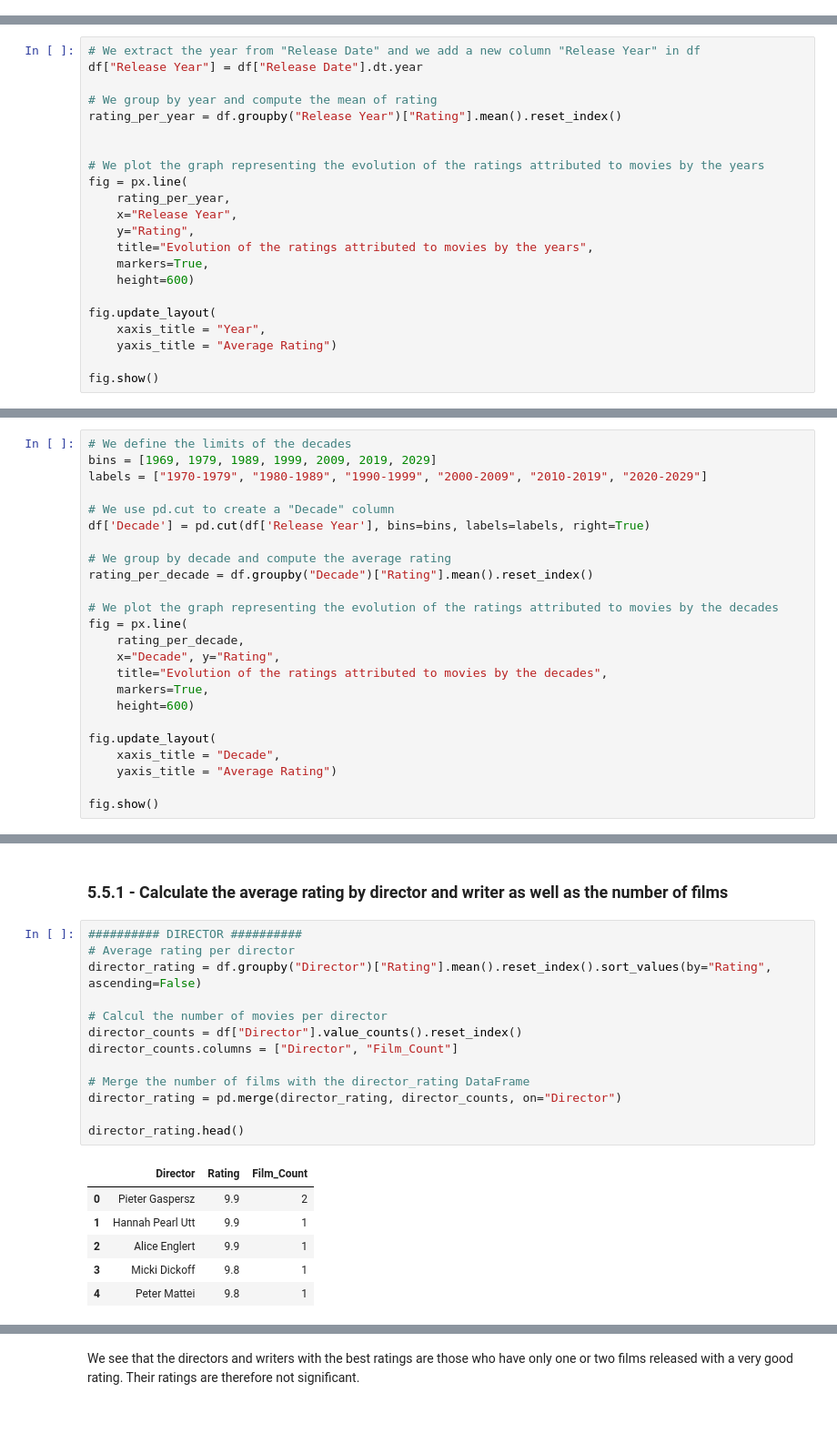
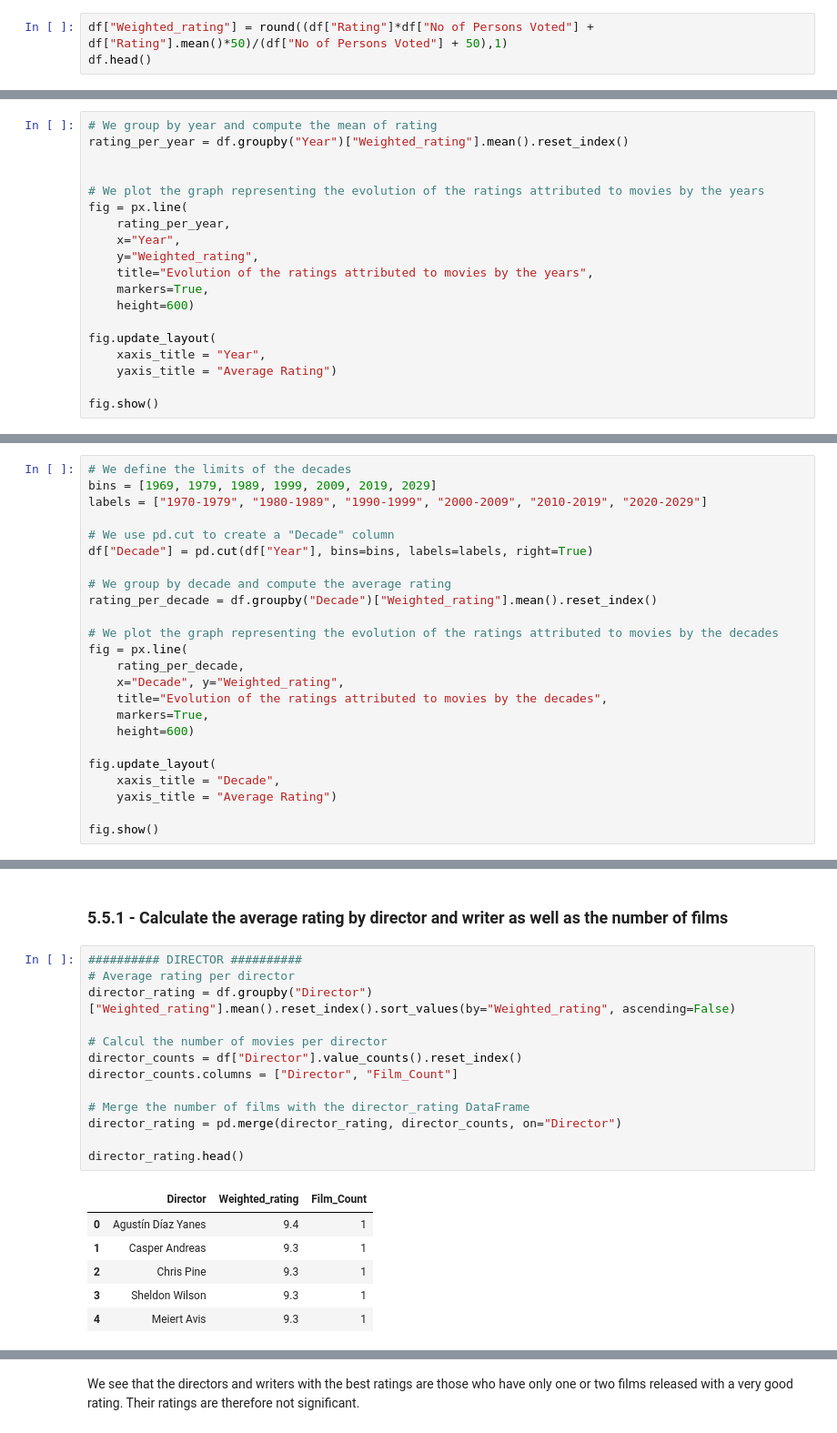
Before and after one commit to Thibaut5599/Analysis_MovieDataset, a Jupyter notebook: Movies_1910_2024.ipynb, the cells around one changed output, grey strips where cells are left out. Shown at 91% size. Saved outputs shown, nothing was run; the diff lists cells and outputs as text.

```diff
--- a/Movies_1910_2024.ipynb
+++ b/Movies_1910_2024.ipynb
@@ -726,0 +761,3 @@ df = df.rename(columns={"Directed by": "Director", "Written by": "Writer"})
+# %%
+df["Weighted_rating"] = round((df["Rating"]*df["No of Persons Voted"] + df["Rating"].mean()*50)/(df["No of Persons Voted"] + 50),1)
+df.head()
@@ -769,18 +817,15 @@ plt.show()
 # %% [markdown]
 ## 5.3 - Trends in movie ratings over time
 # %%
-# We extract the year from "Release Date" and we add a new column "Release Year" in df
-df["Release Year"] = df["Release Date"].dt.year
-
 # We group by year and compute the mean of rating
-rating_per_year = df.groupby("Release Year")["Rating"].mean().reset_index()
+rating_per_year = df.groupby("Year")["Weighted_rating"].mean().reset_index()
 
 
 # We plot the graph representing the evolution of the ratings attributed to movies by the years
 fig = px.line(
     rating_per_year,
-    x="Release Year",
-    y="Rating",
+    x="Year",
+    y="Weighted_rating",
     title="Evolution of the ratings attributed to movies by the years",
     markers=True,
     height=600)
@@ -798,15 +843,15 @@ bins = [1969, 1979, 1989, 1999, 2009, 2019, 2029]
 labels = ["1970-1979", "1980-1989", "1990-1999", "2000-2009", "2010-2019", "2020-2029"]
 
 # We use pd.cut to create a "Decade" column
-df['Decade'] = pd.cut(df['Release Year'], bins=bins, labels=labels, right=True)
+df["Decade"] = pd.cut(df["Year"], bins=bins, labels=labels, right=True)
 
 # We group by decade and compute the average rating
-rating_per_decade = df.groupby("Decade")["Rating"].mean().reset_index()
+rating_per_decade = df.groupby("Decade")["Weighted_rating"].mean().reset_index()
 
 # We plot the graph representing the evolution of the ratings attributed to movies by the decades
 fig = px.line(
     rating_per_decade,
-    x="Decade", y="Rating",
+    x="Decade", y="Weighted_rating",
     title="Evolution of the ratings attributed to movies by the decades",
     markers=True,
     height=600)
@@ -959,23 +1004,23 @@ All decades combined, film releases are mainly dramas, comedies and actions.
 # %%
 ########## DIRECTOR ##########
 # Average rating per director
-director_rating = df.groupby("Director")["Rating"].mean().reset_index().sort_values(by="Rating", ascending=False)
+director_rating = df.groupby("Director")["Weighted_rating"].mean().reset_index().sort_values(by="Weighted_rating", ascending=False)
 
 # Calcul the number of movies per director
 director_counts = df["Director"].value_counts().reset_index()
 director_counts.columns = ["Director", "Film_Count"]
 
 # Merge the number of films with the director_rating DataFrame
 director_rating = pd.merge(director_rating, director_counts, on="Director")
 
 director_rating.head()
 # %% [output]
-|  | Director | Rating | Film_Count |
-| 0 | Pieter Gaspersz | 9.9 | 2 |
-| 1 | Hannah Pearl Utt | 9.9 | 1 |
-| 2 | Alice Englert | 9.9 | 1 |
-| 3 | Micki Dickoff | 9.8 | 1 |
-| 4 | Peter Mattei | 9.8 | 1 |
+|  | Director | Weighted_rating | Film_Count |
+| 0 | Agustín Díaz Yanes | 9.4 | 1 |
+| 1 | Casper Andreas | 9.3 | 1 |
+| 2 | Chris Pine | 9.3 | 1 |
+| 3 | Sheldon Wilson | 9.3 | 1 |
+| 4 | Meiert Avis | 9.3 | 1 |
 # %%
 ########## WRITER ##########
 # Average rating per writer
```
Also changed, not shown: parts of 22 cells of this notebook.
